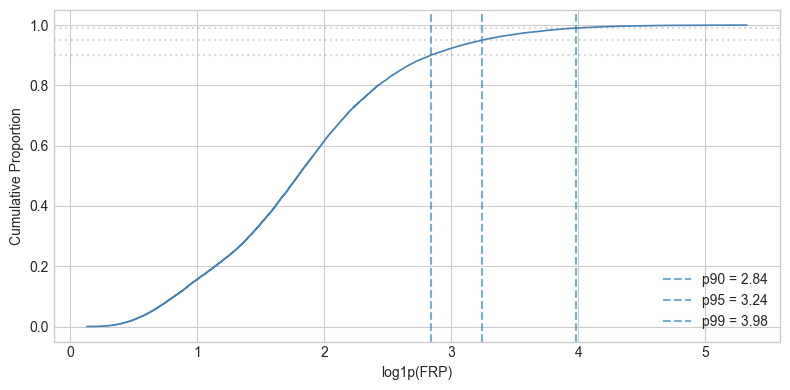
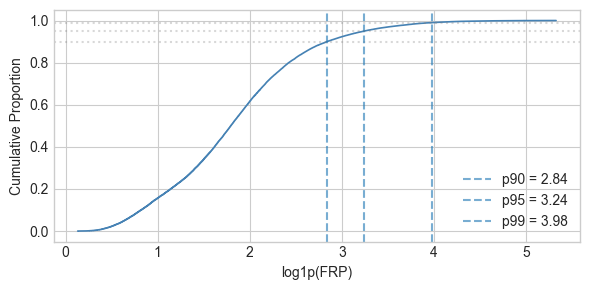
The change to this notebook cell's code, shown as a diff; its figure went from the first image to the second:
--- before
+++ after
@@ -2,5 +2,5 @@
 cdf = np.arange(1, len(sorted_frp) + 1) / len(sorted_frp)
 
-fig, ax = plt.subplots(figsize=(8, 4))
+fig, ax = plt.subplots(figsize=(6,3))
 ax.plot(sorted_frp, cdf, color='steelblue', linewidth=1.2)
 

Commit: style(eda): compact figure sizing across plots